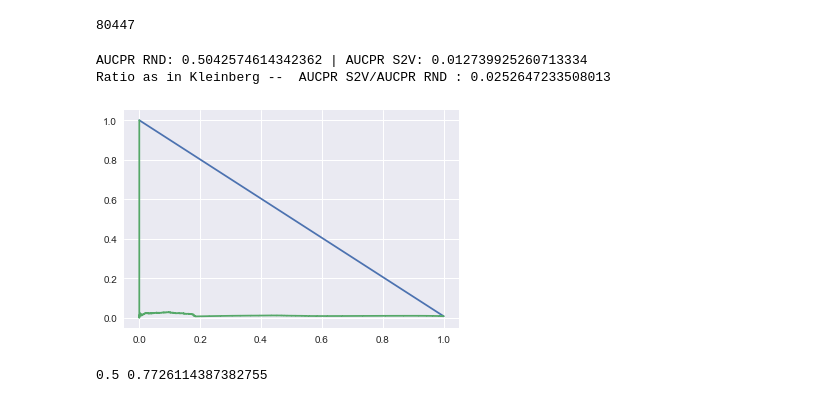
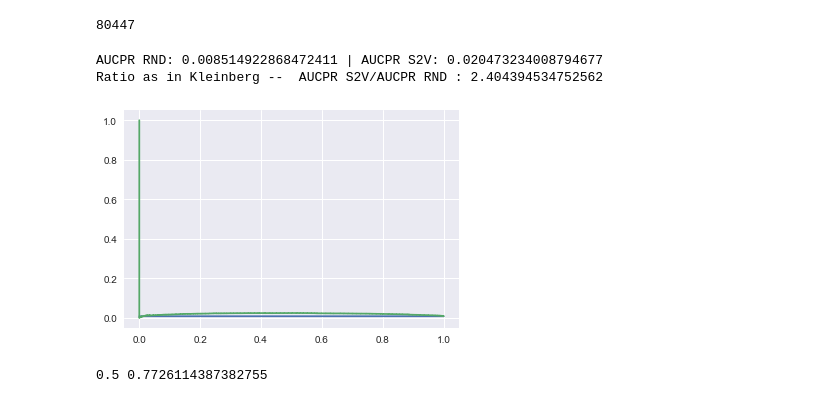
Before and after one commit to lordgrilo/Simplex2Vec, a Jupyter notebook: Kleinberg - run experiment with Simplex2Vec.ipynb, the cells around one changed output. Drawn from its saved outputs; the diff is of its cells as text; code cells hidden in the pictures.

Commit message:
update kleinberg - precision recall relative to baseline

```diff
--- a/Kleinberg - run experiment with Simplex2Vec.ipynb
+++ b/Kleinberg - run experiment with Simplex2Vec.ipynb
@@ -136,8 +136,8 @@ Number of nodes: 12394
 Number of edges: 29209
 Average degree:   4.7134
 # %%
-s2v = Simplex2Vec.from_hasse_diagram(g_hasse, p = 10**10, n_walks=10,
-                                     walk_length=60, workers = 3)
+s2v = Simplex2Vec.from_hasse_diagram(g_hasse, p = 10**10, n_walks=30,
+                                     walk_length=120, workers = 3)
 # %% [output]
 HBox(children=(IntProgress(value=0, description='Precomputing probabilities', max=12394, style=ProgressStyle(d…
 HBox(children=(IntProgress(value=0, description='Generating walks : CPU: 0', max=4132, style=ProgressStyle(des…
@@ -164,10 +165,11 @@ class EpochShowLoss():
     def on_epoch_end(self, model):
         print("Epoch {} - Model loss: {}".format(self.epoch,
                                               model.get_latest_training_loss()))
+        model_loss.append((self.epoch, model.get_latest_training_loss()))
         self.epoch += 1
-
-model = s2v.fit(iter = 1,callbacks = [EpochShowLoss()])
-for _ in range(20):
-    model = s2v.refit(epochs = 1, callbacks = [EpochShowLoss()])
+model_loss = []
+model = s2v.fit(iter = 3, callbacks = [EpochShowLoss()])
+# for _ in range(20):
+#     model = s2v.refit(epochs = 1, callbacks = [EpochShowLoss()])
 # %% [output]
 Fitting the Word2Vec..
@@ -195,7 +185,7 @@ X = []
 X_labels = []
 
 for u in model.wv.vocab.keys():
-    if len(u.split(',')) == 2: # get all embedding vectors
+    if len(u.split(',')) == 1: # get all embedding vectors
         X.append(model[u])
 
 X_transform = TSNE(n_components=2).fit_transform(X)
@@ -236,25 +226,27 @@ print(len(closure_similarity))
 [interactive output not drawn]
 80447
 # %%
-rnd_precision, rnd_recall, _ = precision_recall_curve(y_test, y_rnd_prob)
 s2v_precision, s2v_recall, _ = precision_recall_curve(y_test, closure_similarity)
 
-rnd_precision, rnd_recall = rnd_precision[::-1], rnd_recall[::-1]
+p = len([y for y in y_test if y == 1])/len(y_test)
+rnd_precision = [p]*len(s2v_recall)
+
 s2v_precision, s2v_recall = s2v_precision[::-1], s2v_recall[::-1]
 
-aucpr_rnd = auc(rnd_recall, rnd_precision)
+aucpr_rnd = auc(s2v_recall, rnd_precision)
 aucpr_s2v = auc(s2v_recall, s2v_precision)
+
 print("AUCPR RND: {} | AUCPR S2V: {}".format(aucpr_rnd, aucpr_s2v))
 kleinberg_ratio = aucpr_s2v/aucpr_rnd
 print("Ratio as in Kleinberg --  AUCPR S2V/AUCPR RND :", kleinberg_ratio)
 
-plt.plot(rnd_recall, rnd_precision)
+plt.plot(s2v_recall, rnd_precision)
 plt.plot(s2v_recall, s2v_precision)
 plt.show()
 # %% [output]
-AUCPR RND: 0.5042574614342362 | AUCPR S2V: 0.012739925260713334
-Ratio as in Kleinberg --  AUCPR S2V/AUCPR RND : 0.0252647233508013
+AUCPR RND: 0.008514922868472411 | AUCPR S2V: 0.020473234008794677
+Ratio as in Kleinberg --  AUCPR S2V/AUCPR RND : 2.404394534752562
-[figure, old version]
+[figure, new version]
 # %%
 print(roc_auc_score(y_test, y_rnd_prob), roc_auc_score(y_test, closure_similarity))
 print(f1_score(y_test, y_rnd_prob))
```
Also changed, not shown: parts of 11 cells of this notebook.
